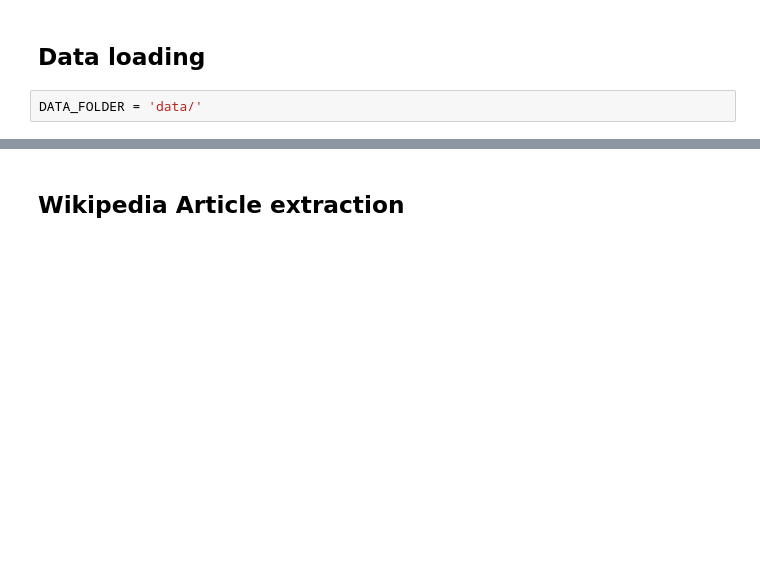
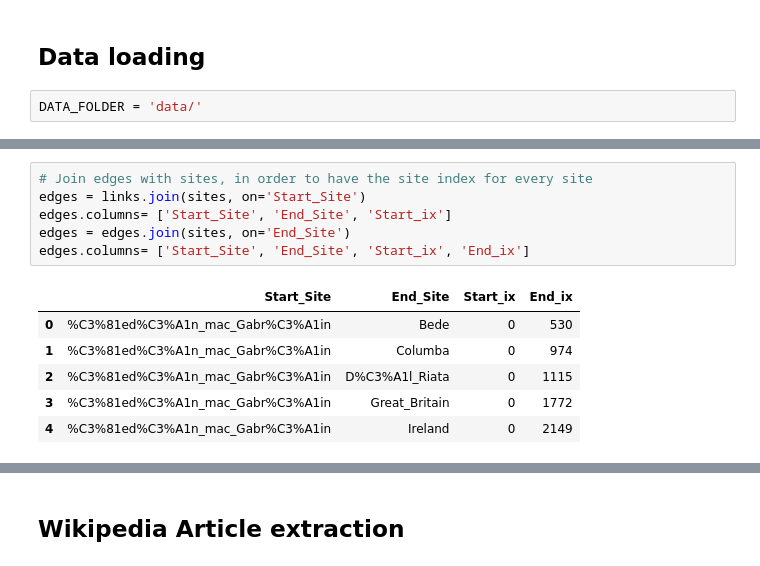
Before and after one commit to mattminder/ntds_24, a Jupyter notebook: Project/project.ipynb, the cells around one changed output, grey strips where cells are left out. Saved outputs shown, nothing was run; the diff lists cells and outputs as text; blank space fills up the shorter version.

```diff
--- a/Project/project.ipynb
+++ b/Project/project.ipynb
@@ -42,0 +37,13 @@ meta['TopCategory'] = categories_re
+# %%
+# Join edges with sites, in order to have the site index for every site
+edges = links.join(sites, on='Start_Site')
+edges.columns= ['Start_Site', 'End_Site', 'Start_ix']
+edges = edges.join(sites, on='End_Site')
+edges.columns= ['Start_Site', 'End_Site', 'Start_ix', 'End_ix']
+# %% [output]
+|  | Start_Site | End_Site | Start_ix | End_ix |
+| 0 | %C3%81ed%C3%A1n_mac_Gabr%C3%A1in | Bede | 0 | 530 |
+| 1 | %C3%81ed%C3%A1n_mac_Gabr%C3%A1in | Columba | 0 | 974 |
+| 2 | %C3%81ed%C3%A1n_mac_Gabr%C3%A1in | D%C3%A1l_Riata | 0 | 1115 |
+| 3 | %C3%81ed%C3%A1n_mac_Gabr%C3%A1in | Great_Britain | 0 | 1772 |
+| 4 | %C3%81ed%C3%A1n_mac_Gabr%C3%A1in | Ireland | 0 | 2149 |
```
Also changed, not shown: parts of 20 cells of this notebook.
